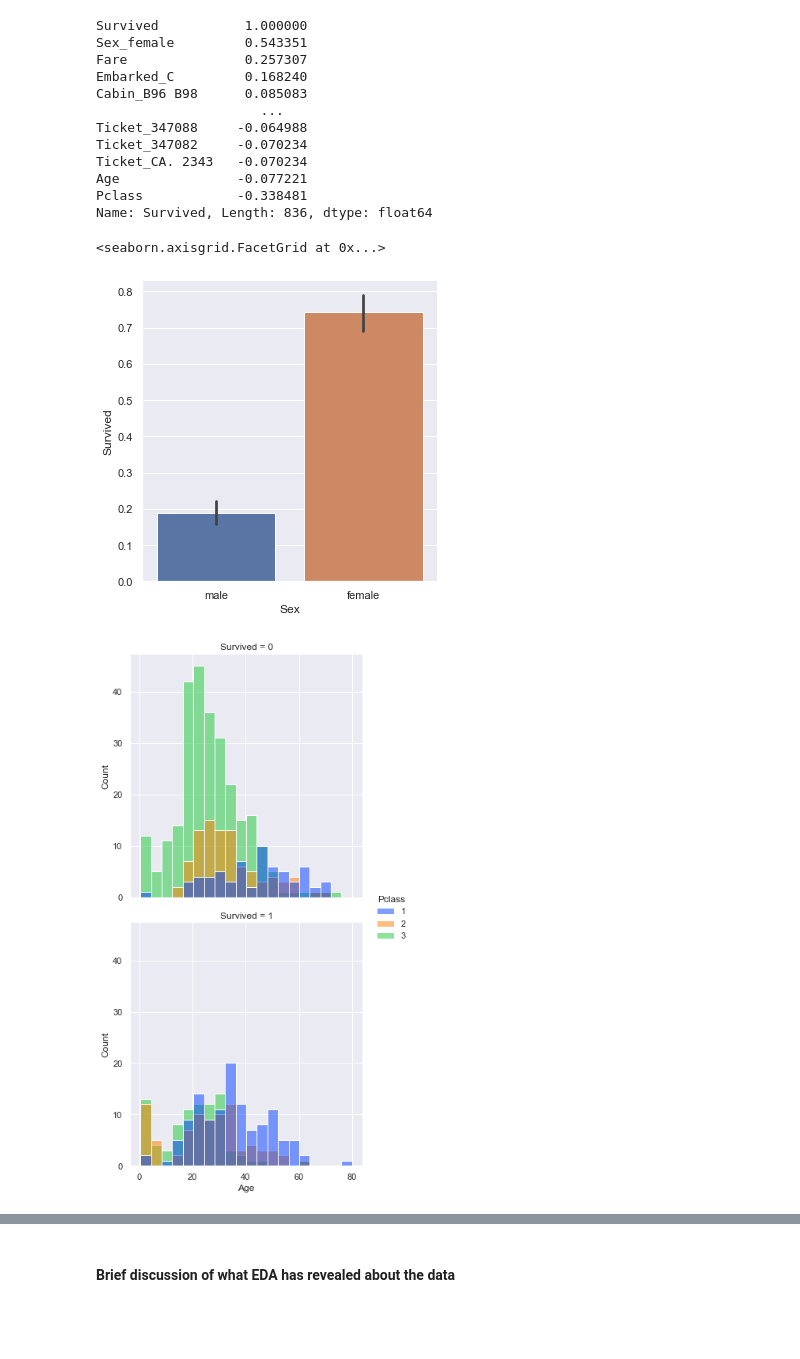
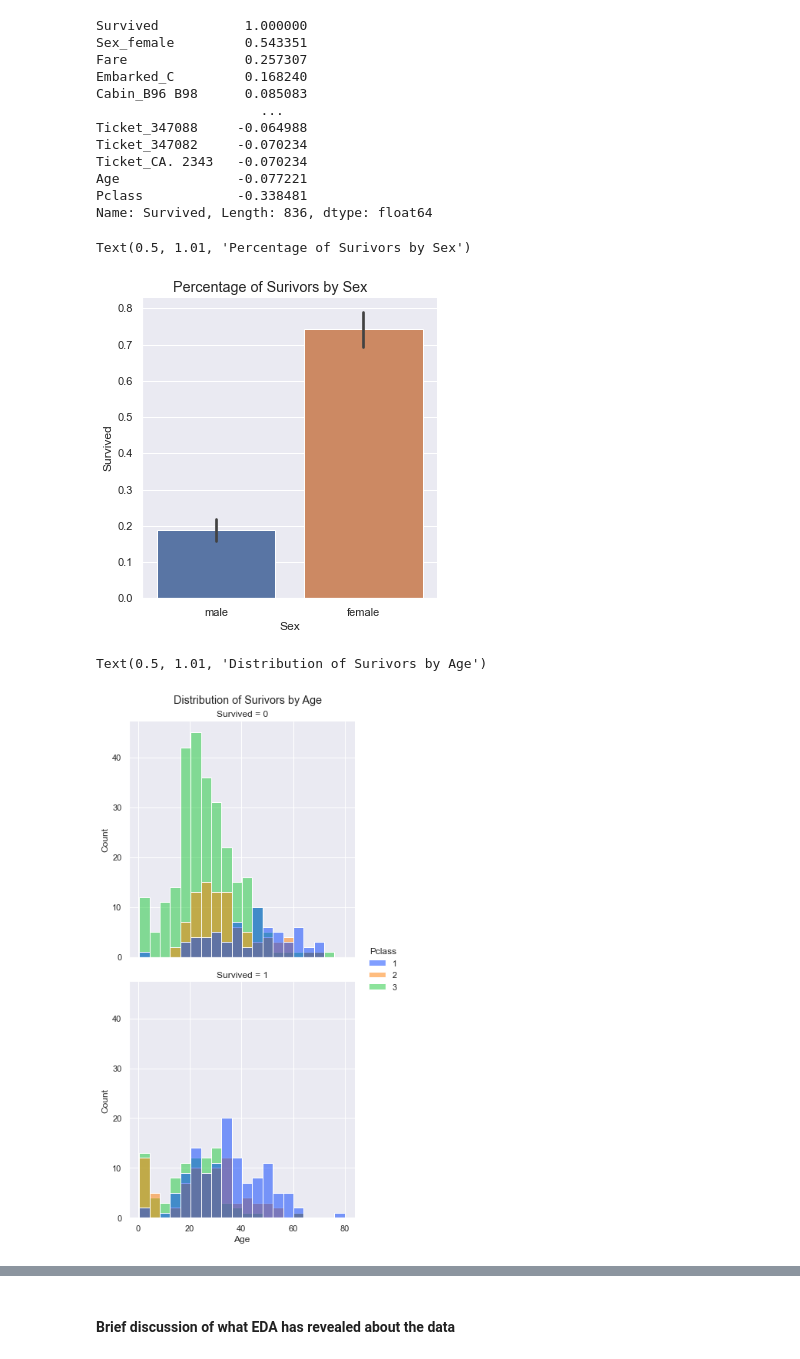
Before and after one commit to taywong00/data-science-titanic-survivors-final-project, a Jupyter notebook: solution.ipynb, the cells around one changed output, grey strips where cells are left out. Drawn from its saved outputs; the diff is of its cells as text; code cells hidden in the pictures; blank space fills up the shorter version.

```diff
--- a/solution.ipynb
+++ b/solution.ipynb
@@ -72,15 +72,18 @@ Ticket_CA. 2343   -0.070234
 Age               -0.077221
 Pclass            -0.338481
 Name: Survived, Length: 836, dtype: float64
+# %%
+#plot the percentage of people that survived compared to gender
+sex_plot = sns.catplot(data=train_df, x='Sex', y='Survived', kind='bar', margin_titles=True)
+sex_plot.fig.suptitle('Percentage of Surivors by Sex', y=1.01)
+# %% [output]
+Text(0.5, 1.01, 'Percentage of Surivors by Sex')
+[figure, added]
 # %%
-#plot the percentage of people that survived compared to gender
-sns.catplot(data=train_df, x='Sex', y='Survived', kind='bar')
 
 #plot the distribution of people that survived based on their ages, with the hue being there class
-sns.displot(data=train_df, x='Age', kind='hist', row='Survived', hue='Pclass', palette='bright')
-#plot the distribution of people that survived based on their fares, with the hue being there class
-sns.displot(data=train_df, x='Fare', kind='hist', row='Survived', hue='Pclass', palette='bright')
+age_class_plot = sns.displot(data=train_df, x='Age', kind='hist', row='Survived', hue='Pclass', palette='bright')
+age_class_plot.fig.suptitle('Distribution of Surivors by Age', y=1.01)
 # %% [output]
-<seaborn.axisgrid.FacetGrid at 0x...>
+Text(0.5, 1.01, 'Distribution of Surivors by Age')
-[figure, old version]
+[figure, new version]
-[figure, removed]
```
Also changed, not shown: parts of 2 cells of this notebook.
